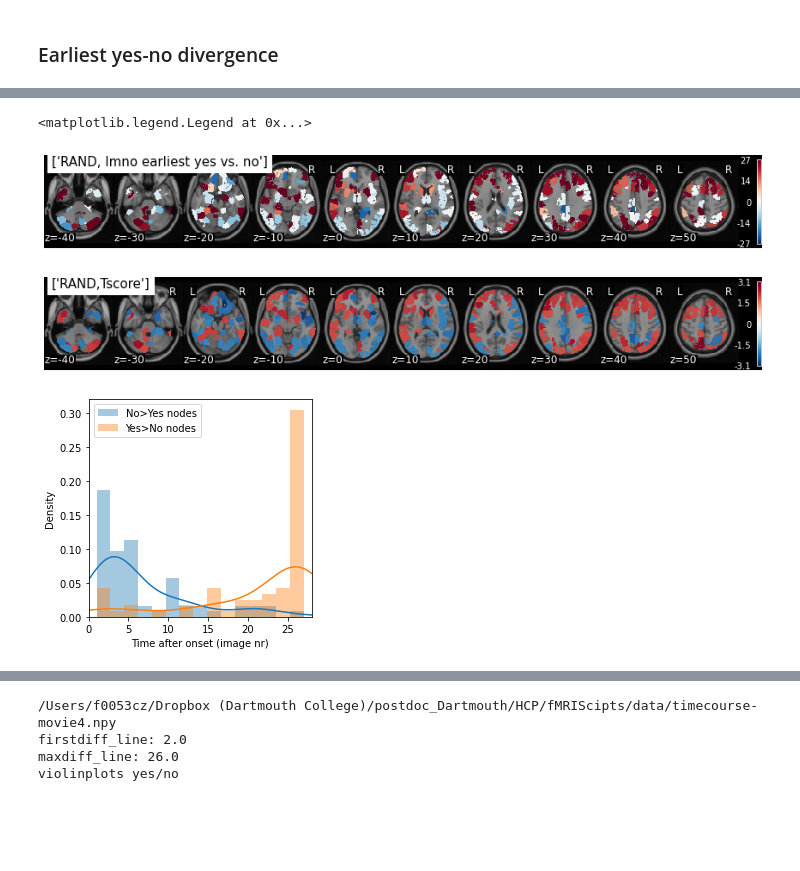
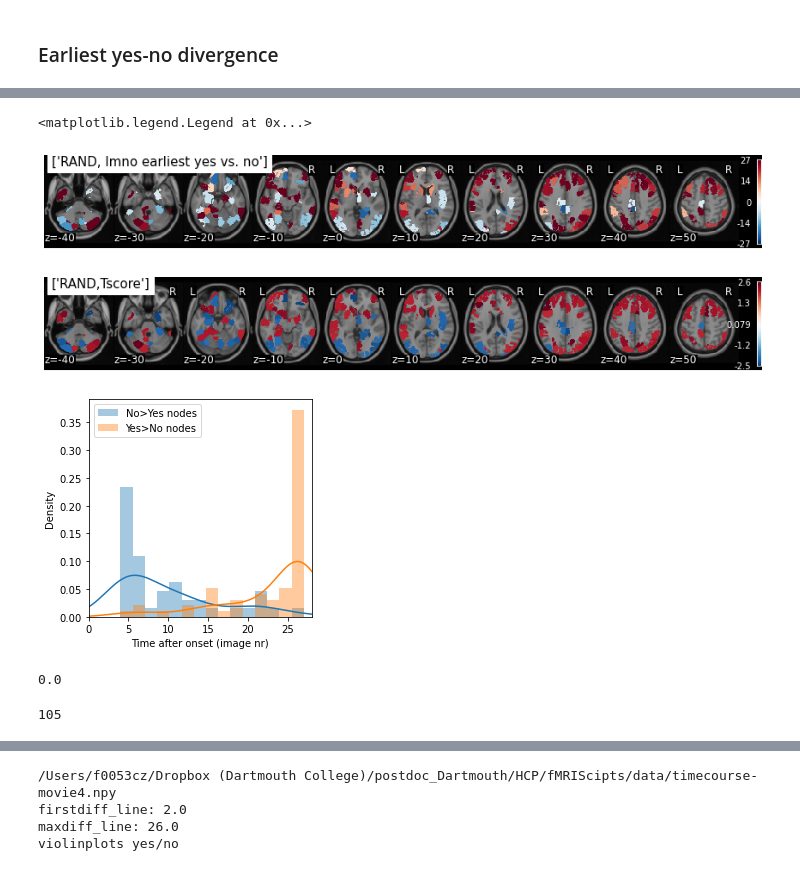
Before and after one commit to rvarrier/HCP_socialtask_analysis, a Jupyter notebook: fMRI/fMRI_second_level_movieWise.ipynb, the cells around one changed output, grey strips where cells are left out. Cells and saved outputs as stored; diff of their text form; code cells hidden in the pictures; blank space fills up the shorter version.

```diff
--- a/fMRI/fMRI_second_level_movieWise.ipynb
+++ b/fMRI/fMRI_second_level_movieWise.ipynb
@@ -733,3 +734,7 @@ plt.legend()
 [figure]
 # %% [markdown]
 ### Earliest yes-no divergence
+# %%
+from nltools.data import Brain_Data
+from nltools.mask import expand_mask, roi_to_brain
+lbl = [str.upper(x[0:4]) for x in vidnames]
@@ -736,34 +780,43 @@ plt.legend()
 # %%
 movie_ind = 4
 
 max_timept_yes, max_timept_no, max_timept_yes_min_no, tscores, pvals = max_timepoints_nodes(movie_ind,responses_slopereg)
 
 mask = Brain_Data('https://neurovault.org/media/images/8423/shen_2mm_268_parcellation.nii.gz')
 mask_x = expand_mask(mask)
-
-img = roi_to_brain(pd.Series(max_timept_yes_min_no[:,0]*np.sign(max_timept_yes_min_no[:,1])), mask_x) # plot max difference timepoint for each node
+timepts_signed = max_timept_yes_min_no[:,0]*np.sign(max_timept_yes_min_no[:,1])
+#print(timepts_signed)
+timepts_signed[abs(timepts_signed)<=3] =0 # since too early differences are not stimulus induced
+# EVEN BETTER: implement 3 as the floor value while finding the earliest divergence pt
+#print(timepts_signed)
+img = roi_to_brain(pd.Series(timepts_signed), mask_x) # plot max difference timepoint for each node
 # red/blue indicate whether yes>no or yes-no at that timept >0 or <0
 # intensity of red/blue indicate whether the activity was early or late
 #(todo: change negative values in the colorbar)
-img.plot(colorbar=True, title = [lbl[movie_ind]+', Imno earliest yes vs. no'], cmap = 'RdBu_r')
+img.plot(colorbar=True, title = [lbl[movie_ind]+', Imno earliest yes vs. no'], symmetric_cbar = False,cmap = 'RdBu_r')
 
-img = roi_to_brain(pd.Series(max_timept_yes_min_no[:,1]), mask_x)
-img.plot(colorbar=True, title = [lbl[movie_ind]+',Tscore'], cmap = 'RdBu_r')
-
+tscore = max_timept_yes_min_no[:,1]
+tscore[abs(timepts_signed)<=3] =0
+img = roi_to_brain(pd.Series(tscore), mask_x)
+img.plot(colorbar=True, title = [lbl[movie_ind]+',Tscore'], cmap = 'RdBu_r',symmetric_cbar = False)
 
 
 signodes = max_timept_yes_min_no[:,0]*np.sign(max_timept_yes_min_no[:,1]) # earliest timept * direction (+1 or -1)
 earliest_ = np.where(np.abs(signodes) == np.min(np.abs(signodes)))[0]
 latest_ = np.where(np.abs(signodes) == np.max(np.abs(signodes)))[0]
 
 plt.figure(3,figsize = (4,4))
 sns.distplot(np.abs(signodes[signodes<0]), bins= 15, label = 'No>Yes nodes', norm_hist = False)
 sns.distplot(signodes[signodes>0], bins= 15, label = 'Yes>No nodes', norm_hist = False)
 plt.xlabel('Time after onset (image nr)')
 plt.xlim(0,28)
 plt.legend()
 # %% [output]
 <matplotlib.legend.Legend at 0x...>
-[figure, old version]
+[figure, new version]
-[figure, old version]
+[figure, new version]
-[figure, old version]
+[figure, new version]
+# %%
+np.min(np.abs(signodes))
+# %% [output]
+0.0
@@ -769,0 +880,4 @@ plt.legend()
+# %%
+len(np.where(timepts_signed!=0)[0])
+# %% [output]
+105
```
Also changed, not shown: parts of 5 cells of this notebook, 6 other files.
